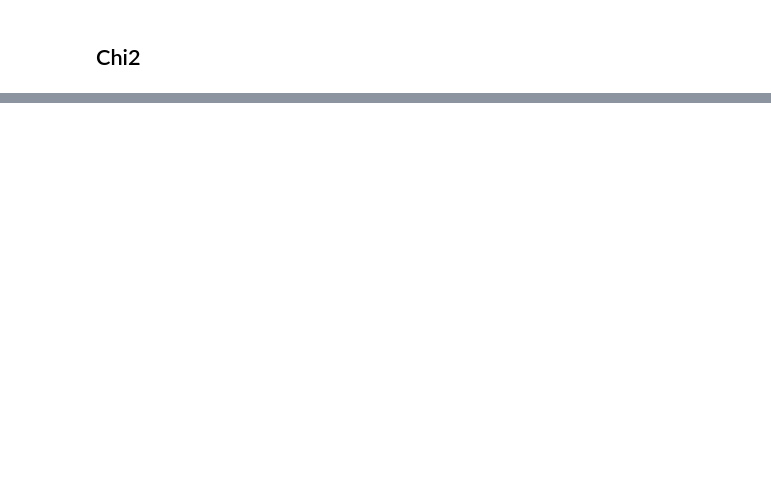
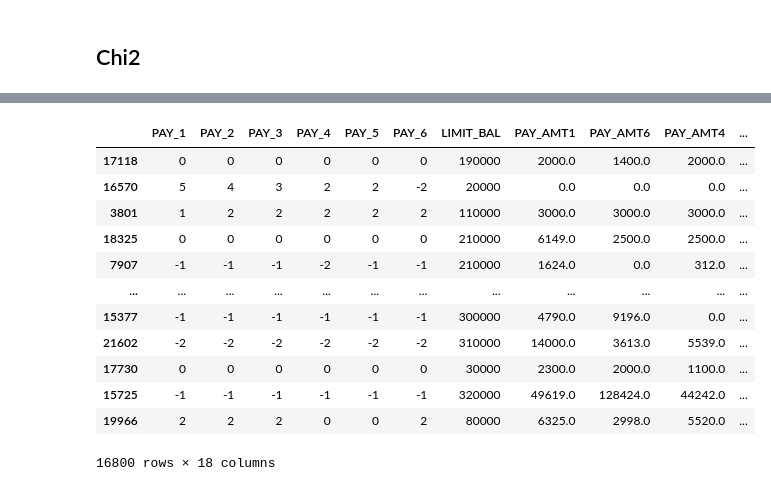
Before and after one commit to brondevitor/Python_Jorney, a Jupyter notebook: Data Preparation/Feature Selection.ipynb, the cells around one changed output, grey strips where cells are left out. Cells and saved outputs as stored; diff of their text form; code cells hidden in the pictures; blank space fills up the shorter version.

```diff
--- a/Data Preparation/Feature Selection.ipynb
+++ b/Data Preparation/Feature Selection.ipynb
@@ -130,0 +236,6 @@ Aplique o RFECV e o Boruta no dataset filtrado.
+# %%
+p_values_cat.index = X_train_cat.columns
+# %%
+p_values_cat = p_values_cat[p_values_cat<0.05]
+# %%
+X_train_cat_chi2 = X_train_cat[p_values_cat.index]
@@ -130,0 +248,18 @@ Aplique o RFECV e o Boruta no dataset filtrado.
+# %%
+X_train_filtered = pd.concat([X_train_num_anova, X_train_cat_chi2], axis=1)
+# %%
+X_train_filtered
+# %% [output]
+|  | PAY_1 | PAY_2 | PAY_3 | PAY_4 | PAY_5 | PAY_6 | LIMIT_BAL | PAY_AMT1 | PAY_AMT6 | PAY_AMT4 | ... |
+| 17118 | 0 | 0 | 0 | 0 | 0 | 0 | 190000 | 2000.0 | 1400.0 | 2000.0 | ... |
+| 16570 | 5 | 4 | 3 | 2 | 2 | -2 | 20000 | 0.0 | 0.0 | 0.0 | ... |
+| 3801 | 1 | 2 | 2 | 2 | 2 | 2 | 110000 | 3000.0 | 3000.0 | 3000.0 | ... |
+| 18325 | 0 | 0 | 0 | 0 | 0 | 0 | 210000 | 6149.0 | 2500.0 | 2500.0 | ... |
+| 7907 | -1 | -1 | -1 | -2 | -1 | -1 | 210000 | 1624.0 | 0.0 | 312.0 | ... |
+| ... | ... | ... | ... | ... | ... | ... | ... | ... | ... | ... | ... |
+| 15377 | -1 | -1 | -1 | -1 | -1 | -1 | 300000 | 4790.0 | 9196.0 | 0.0 | ... |
+| 21602 | -2 | -2 | -2 | -2 | -2 | -2 | 310000 | 14000.0 | 3613.0 | 5539.0 | ... |
+| 17730 | 0 | 0 | 0 | 0 | 0 | 0 | 30000 | 2300.0 | 2000.0 | 1100.0 | ... |
+| 15725 | -1 | -1 | -1 | -1 | -1 | -1 | 320000 | 49619.0 | 128424.0 | 44242.0 | ... |
+| 19966 | 2 | 2 | 2 | 0 | 0 | 2 | 80000 | 6325.0 | 2998.0 | 5520.0 | ... |
+16800 rows × 18 columns
```
Also changed, not shown: parts of 21 cells of this notebook.
